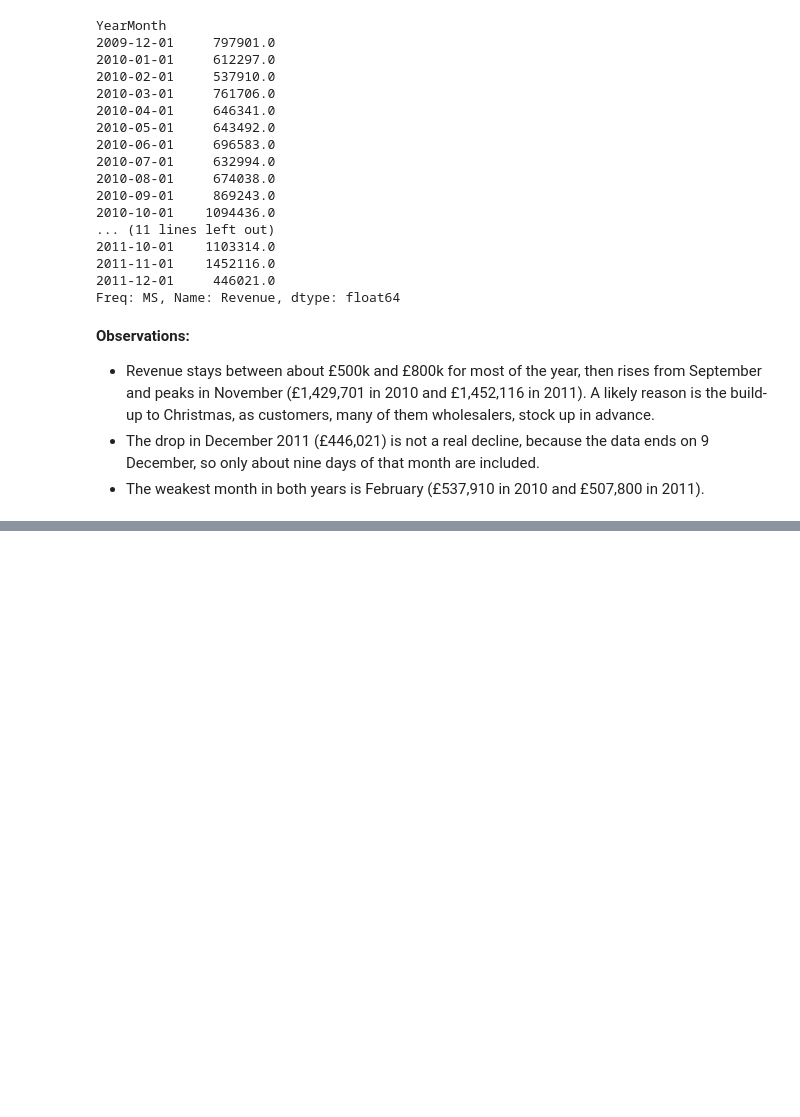
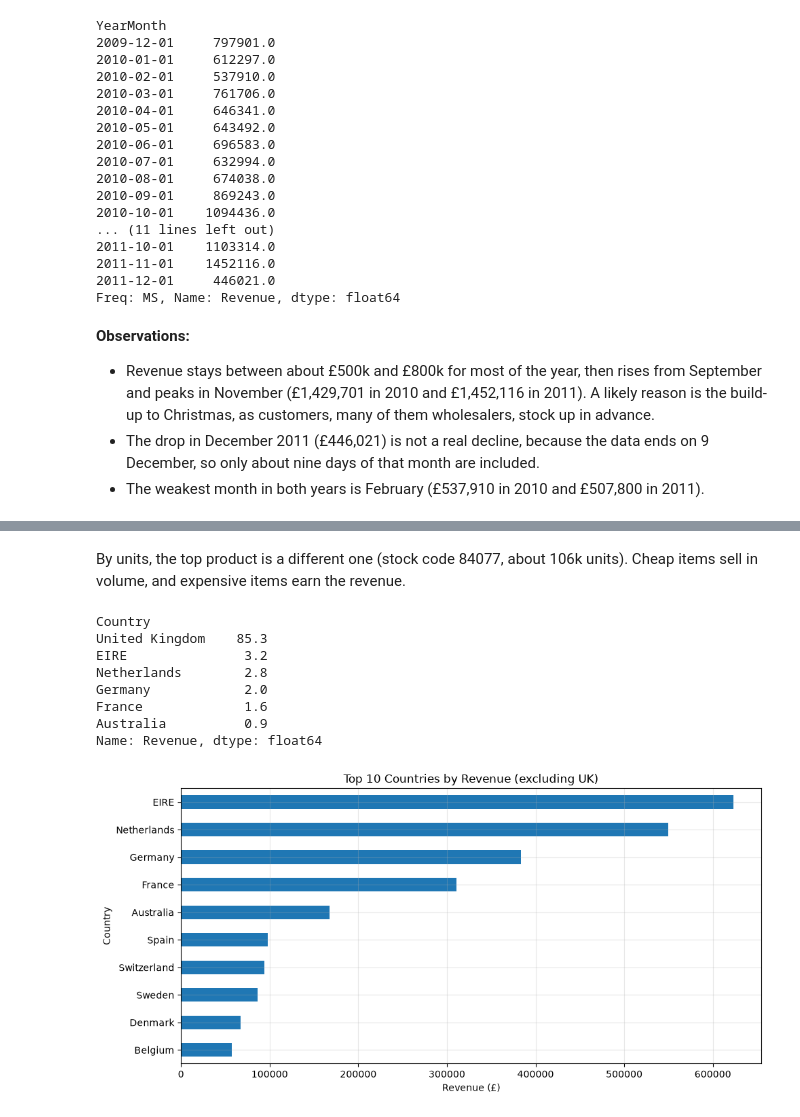
Before and after one commit to fathimathulamana/online-retail-analysis, a Jupyter notebook: notebooks/online_retail_analysis.ipynb, the cells around one changed output, grey strips where cells are left out. Drawn from its saved outputs; the diff is of its cells as text; code cells hidden in the pictures; blank space fills up the shorter version.

```diff
--- a/notebooks/online_retail_analysis.ipynb
+++ b/notebooks/online_retail_analysis.ipynb
@@ -1052,0 +1164,24 @@ Freq: MS, Name: Revenue, dtype: float64
+# %% [markdown]
+By units, the top product is a different one (stock code 84077, about 106k units). Cheap items sell in volume, and expensive items earn the revenue.
+# %%
+country_revenue = sales.groupby("Country")["Revenue"].sum().sort_values(ascending=False)
+country_share = (country_revenue / country_revenue.sum() * 100).round(1)
+print(country_share.head(6))
+
+non_uk = country_revenue.drop("United Kingdom").head(10).sort_values()
+ax = non_uk.plot(kind="barh")
+ax.set_title("Top 10 Countries by Revenue (excluding UK)")
+ax.set_xlabel("Revenue (£)")
+plt.tight_layout()
+plt.savefig("../images/countries.png", dpi=150)
+plt.show()
+# %% [output]
+Country
+United Kingdom    85.3
+EIRE               3.2
+Netherlands        2.8
+Germany            2.0
+France             1.6
+Australia          0.9
+Name: Revenue, dtype: float64
+[figure, added]
```
Also changed, not shown: parts of 34 cells of this notebook, 19 other files.
